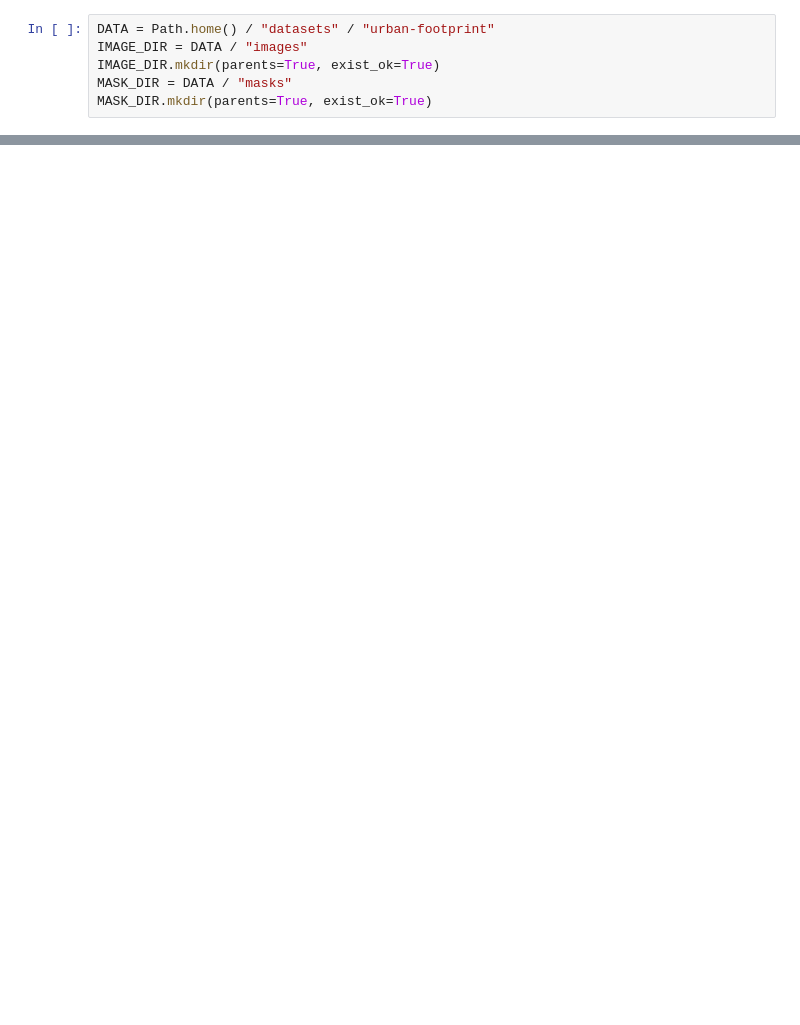
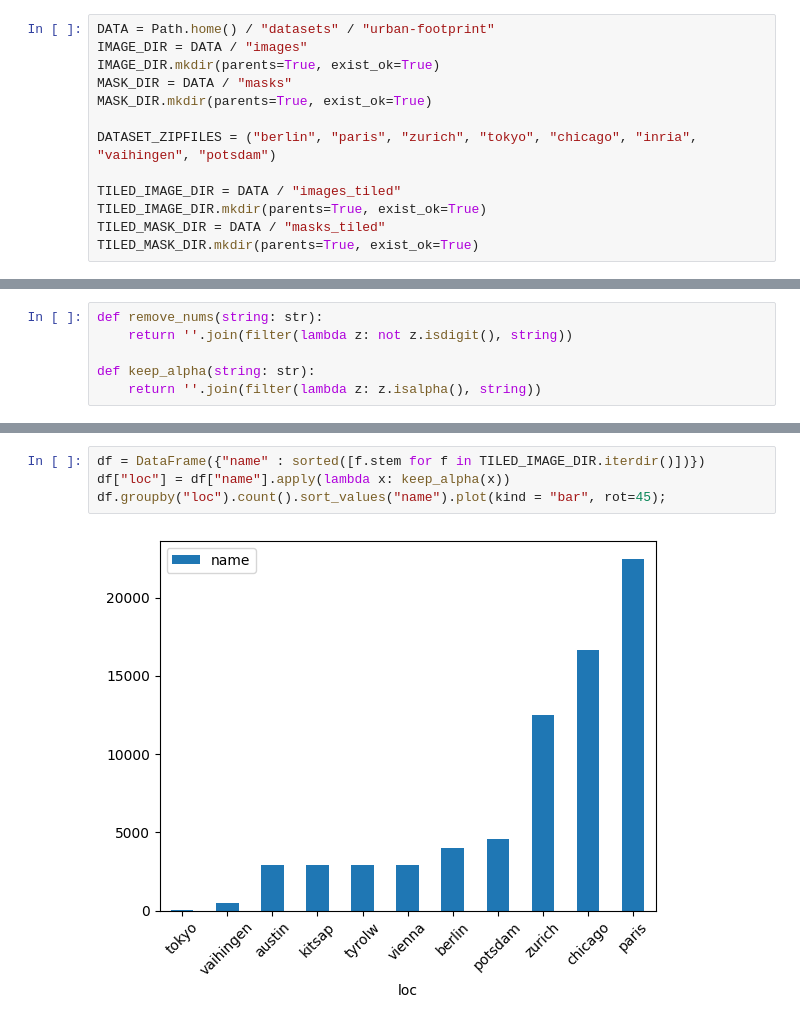
Before and after one commit to citruscaesar/metacognition, a Jupyter notebook: geovision/urban-footprint.ipynb, the cells around one changed output, grey strips where cells are left out. Saved outputs shown, nothing was run; the diff lists cells and outputs as text; blank space fills up the shorter version.

```diff
--- a/geovision/urban-footprint.ipynb
+++ b/geovision/urban-footprint.ipynb
@@ -21,3 +24,10 @@ IMAGE_DIR = DATA / "images"
 IMAGE_DIR.mkdir(parents=True, exist_ok=True)
 MASK_DIR = DATA / "masks"
 MASK_DIR.mkdir(parents=True, exist_ok=True)
+
+DATASET_ZIPFILES = ("berlin", "paris", "zurich", "tokyo", "chicago", "inria", "vaihingen", "potsdam")
+
+TILED_IMAGE_DIR = DATA / "images_tiled"
+TILED_IMAGE_DIR.mkdir(parents=True, exist_ok=True)
+TILED_MASK_DIR = DATA / "masks_tiled"
+TILED_MASK_DIR.mkdir(parents=True, exist_ok=True)
@@ -47,0 +89,6 @@ transformation_strategy_potsdam(DATA / "archive" / "potsdam.zip",
+# %%
+def remove_nums(string: str):
+    return ''.join(filter(lambda z: not z.isdigit(), string))
+
+def keep_alpha(string: str):
+    return ''.join(filter(lambda z: z.isalpha(), string))
@@ -47,0 +172,6 @@ transformation_strategy_potsdam(DATA / "archive" / "potsdam.zip",
+# %%
+df = DataFrame({"name" : sorted([f.stem for f in TILED_IMAGE_DIR.iterdir()])})
+df["loc"] = df["name"].apply(lambda x: keep_alpha(x))
+df.groupby("loc").count().sort_values("name").plot(kind = "bar", rot=45);
+# %% [output]
+[figure, added]
```
Also changed, not shown: parts of 12 cells of this notebook, 16 other files.
